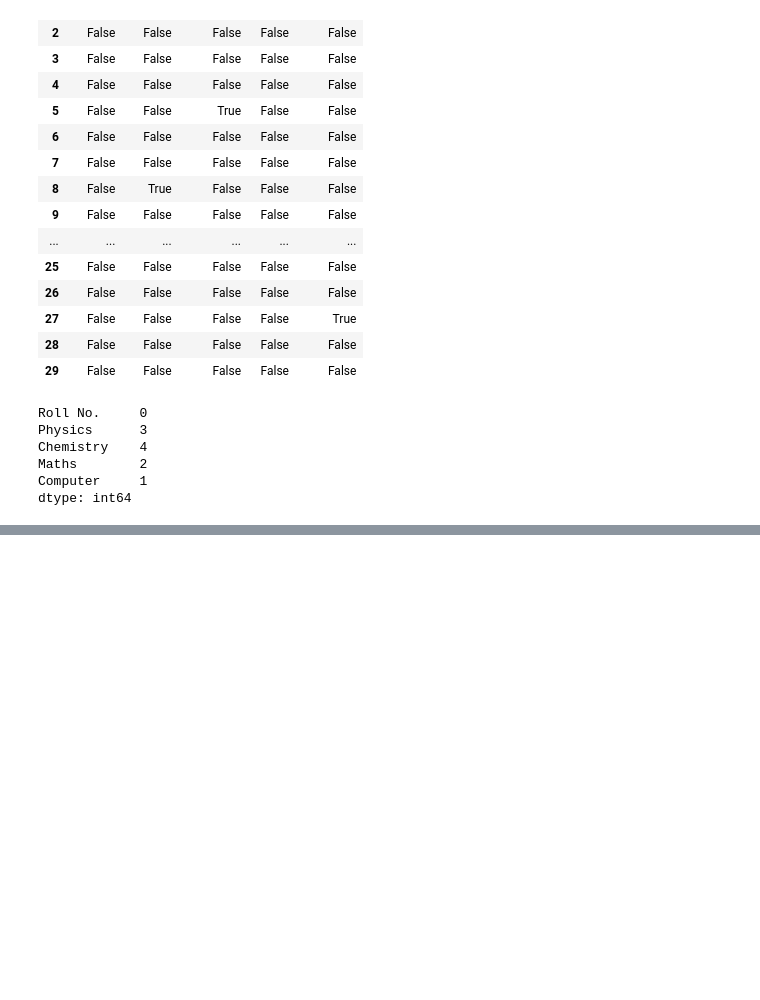
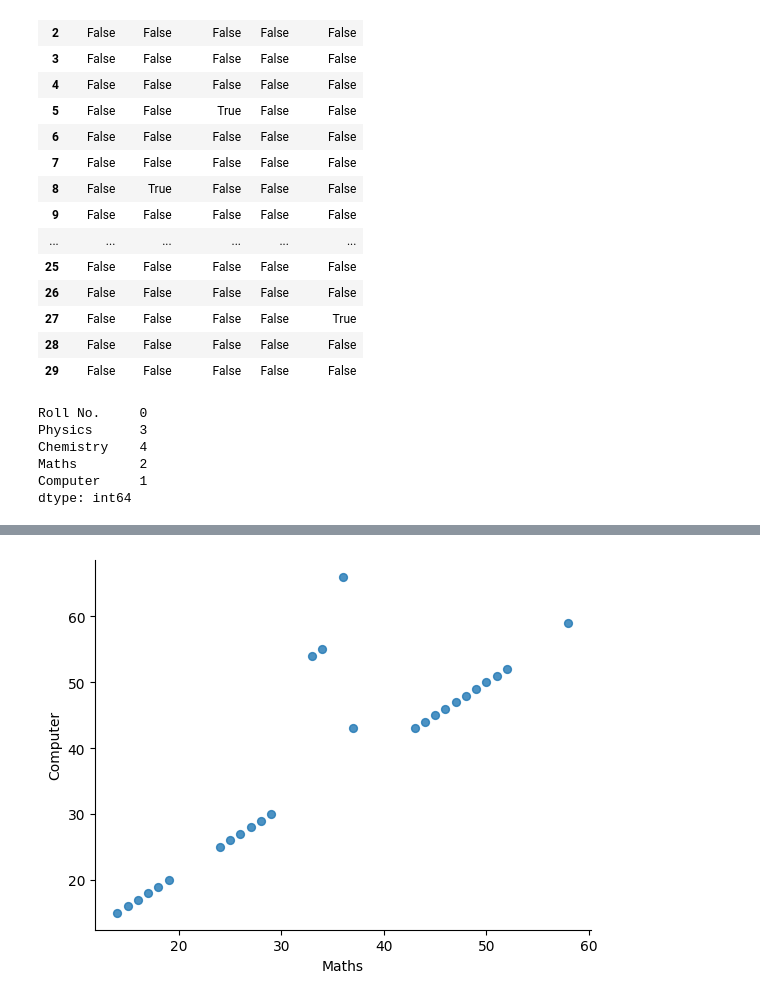
Before and after one commit to rajeev0521/machine-learning-tut, a Jupyter notebook: Pandas_Basic.ipynb, the cells around one changed output, grey strips where cells are left out. Saved outputs shown, nothing was run; the diff lists cells and outputs as text; code cells hidden in the pictures; blank space fills up the shorter version.

Commit message:
added matplotlib graphs

```diff
--- a/Pandas_Basic.ipynb
+++ b/Pandas_Basic.ipynb
@@ -385,0 +512,6 @@ dtype: int64
+# %%
+from matplotlib import pyplot as plt
+_df_7.plot(kind='scatter', x='Maths', y='Computer', s=32, alpha=.8)
+plt.gca().spines[['top', 'right',]].set_visible(False)
+# %% [output]
+[figure, added]
```
Also changed, not shown: parts of 12 cells of this notebook.
